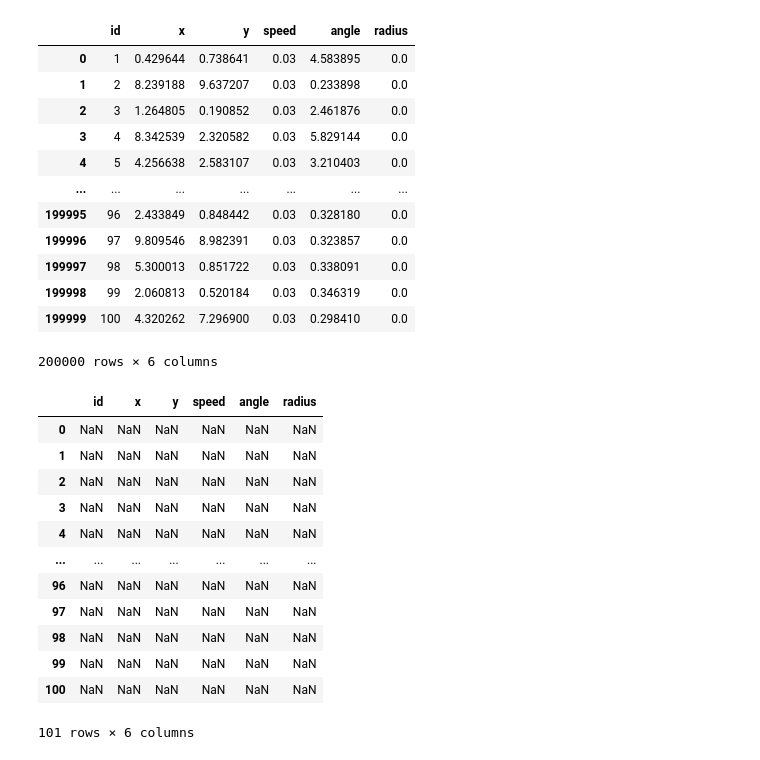
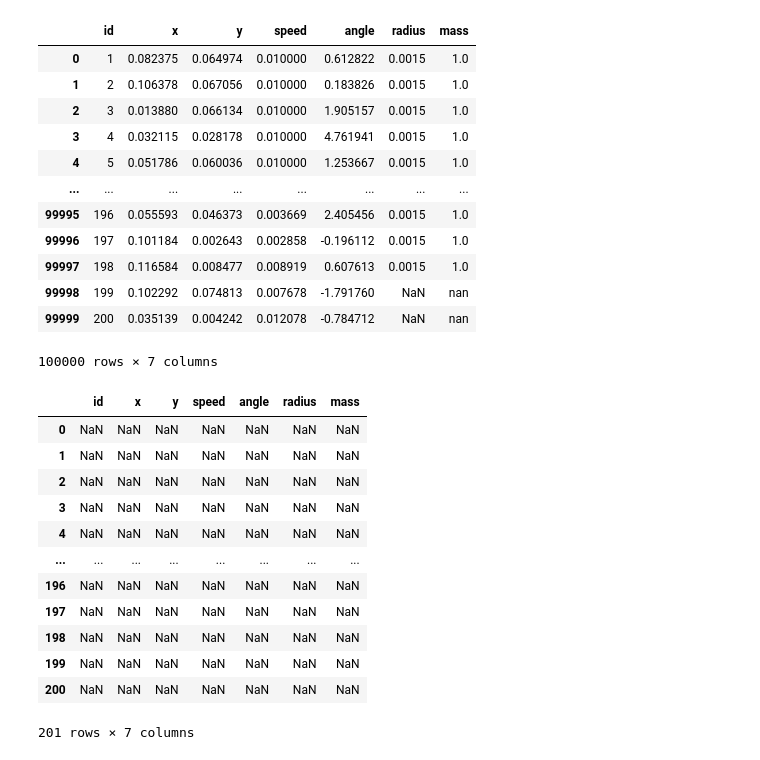
Before and after one commit to JuArce/SS_TP3, a Jupyter notebook: data_analysis/OvitoExporter.ipynb, the cells around one changed output. Saved outputs shown, nothing was run; the diff lists cells and outputs as text; code cells hidden in the pictures.

```diff
--- a/data_analysis/OvitoExporter.ipynb
+++ b/data_analysis/OvitoExporter.ipynb
@@ -3,7 +3,7 @@ import numpy as np
 import pandas as pd
 # %%
 # Read output csv
-file = "_N_100_L_10_n_0.1.csv"
-data = pd.read_csv(f"../src/main/resources/output/parameters/output{file}")
+file = ".csv"
+data = pd.read_csv(f"../src/main/resources/output/output{file}")
 print(data)
 # %% [output]
@@ -24,6 +24,6 @@ print(data)
 # %%
 #Read static data
-s_data = pd.read_csv(f"../src/main/resources/input/parameters/static{file}")
-s_data.columns = ['radius']
+s_data = pd.read_csv(f"../src/main/resources/input/static{file}")
+s_data.columns = ['radius','mass']
 print(s_data.columns)
 # %% [output]
@@ -84,20 +100,20 @@ array([    99,    199,    299, ..., 199699, 199799, 199899], dtype=int64)
 # %%
-join_data = join_data.astype({'id':int,'radius': str})
+join_data = join_data.astype({'id':int,'mass': str})
 join_data
 # %% [output]
-|  | id | x | y | speed | angle | radius |
-| 0 | 1 | 0.429644 | 0.738641 | 0.03 | 4.583895 | 0.0 |
-| 1 | 2 | 8.239188 | 9.637207 | 0.03 | 0.233898 | 0.0 |
-| 2 | 3 | 1.264805 | 0.190852 | 0.03 | 2.461876 | 0.0 |
-| 3 | 4 | 8.342539 | 2.320582 | 0.03 | 5.829144 | 0.0 |
-| 4 | 5 | 4.256638 | 2.583107 | 0.03 | 3.210403 | 0.0 |
-| ... | ... | ... | ... | ... | ... | ... |
-| 199995 | 96 | 2.433849 | 0.848442 | 0.03 | 0.328180 | 0.0 |
-| 199996 | 97 | 9.809546 | 8.982391 | 0.03 | 0.323857 | 0.0 |
-| 199997 | 98 | 5.300013 | 0.851722 | 0.03 | 0.338091 | 0.0 |
-| 199998 | 99 | 2.060813 | 0.520184 | 0.03 | 0.346319 | 0.0 |
-| 199999 | 100 | 4.320262 | 7.296900 | 0.03 | 0.298410 | 0.0 |
+|  | id | x | y | speed | angle | radius | mass |
+| 0 | 1 | 0.082375 | 0.064974 | 0.010000 | 0.612822 | 0.0015 | 1.0 |
+| 1 | 2 | 0.106378 | 0.067056 | 0.010000 | 0.183826 | 0.0015 | 1.0 |
+| 2 | 3 | 0.013880 | 0.066134 | 0.010000 | 1.905157 | 0.0015 | 1.0 |
+| 3 | 4 | 0.032115 | 0.028178 | 0.010000 | 4.761941 | 0.0015 | 1.0 |
+| 4 | 5 | 0.051786 | 0.060036 | 0.010000 | 1.253667 | 0.0015 | 1.0 |
+| ... | ... | ... | ... | ... | ... | ... | ... |
+| 99995 | 196 | 0.055593 | 0.046373 | 0.003669 | 2.405456 | 0.0015 | 1.0 |
+| 99996 | 197 | 0.101184 | 0.002643 | 0.002858 | -0.196112 | 0.0015 | 1.0 |
+| 99997 | 198 | 0.116584 | 0.008477 | 0.008919 | 0.607613 | 0.0015 | 1.0 |
+| 99998 | 199 | 0.102292 | 0.074813 | 0.007678 | -1.791760 | NaN | nan |
+| 99999 | 200 | 0.035139 | 0.004242 | 0.012078 | -0.784712 | NaN | nan |
-200000 rows × 6 columns
+100000 rows × 7 columns
 # %%
 import csv
 join_data = join_data.sort_index().reset_index(drop=True)
@@ -105,19 +121,19 @@ aux_i = 0
 aux_data = pd.DataFrame(columns=join_data.columns,index=range(0,max_id+1))
 aux_data
 # %% [output]
-|  | id | x | y | speed | angle | radius |
-| 0 | NaN | NaN | NaN | NaN | NaN | NaN |
-| 1 | NaN | NaN | NaN | NaN | NaN | NaN |
-| 2 | NaN | NaN | NaN | NaN | NaN | NaN |
-| 3 | NaN | NaN | NaN | NaN | NaN | NaN |
-| 4 | NaN | NaN | NaN | NaN | NaN | NaN |
-| ... | ... | ... | ... | ... | ... | ... |
-| 96 | NaN | NaN | NaN | NaN | NaN | NaN |
-| 97 | NaN | NaN | NaN | NaN | NaN | NaN |
-| 98 | NaN | NaN | NaN | NaN | NaN | NaN |
-| 99 | NaN | NaN | NaN | NaN | NaN | NaN |
-| 100 | NaN | NaN | NaN | NaN | NaN | NaN |
+|  | id | x | y | speed | angle | radius | mass |
+| 0 | NaN | NaN | NaN | NaN | NaN | NaN | NaN |
+| 1 | NaN | NaN | NaN | NaN | NaN | NaN | NaN |
+| 2 | NaN | NaN | NaN | NaN | NaN | NaN | NaN |
+| 3 | NaN | NaN | NaN | NaN | NaN | NaN | NaN |
+| 4 | NaN | NaN | NaN | NaN | NaN | NaN | NaN |
+| ... | ... | ... | ... | ... | ... | ... | ... |
+| 196 | NaN | NaN | NaN | NaN | NaN | NaN | NaN |
+| 197 | NaN | NaN | NaN | NaN | NaN | NaN | NaN |
+| 198 | NaN | NaN | NaN | NaN | NaN | NaN | NaN |
+| 199 | NaN | NaN | NaN | NaN | NaN | NaN | NaN |
+| 200 | NaN | NaN | NaN | NaN | NaN | NaN | NaN |
-101 rows × 6 columns
+201 rows × 7 columns
 # %%
 #empty file
 try:
```
Also changed, not shown: parts of 8 cells of this notebook.
